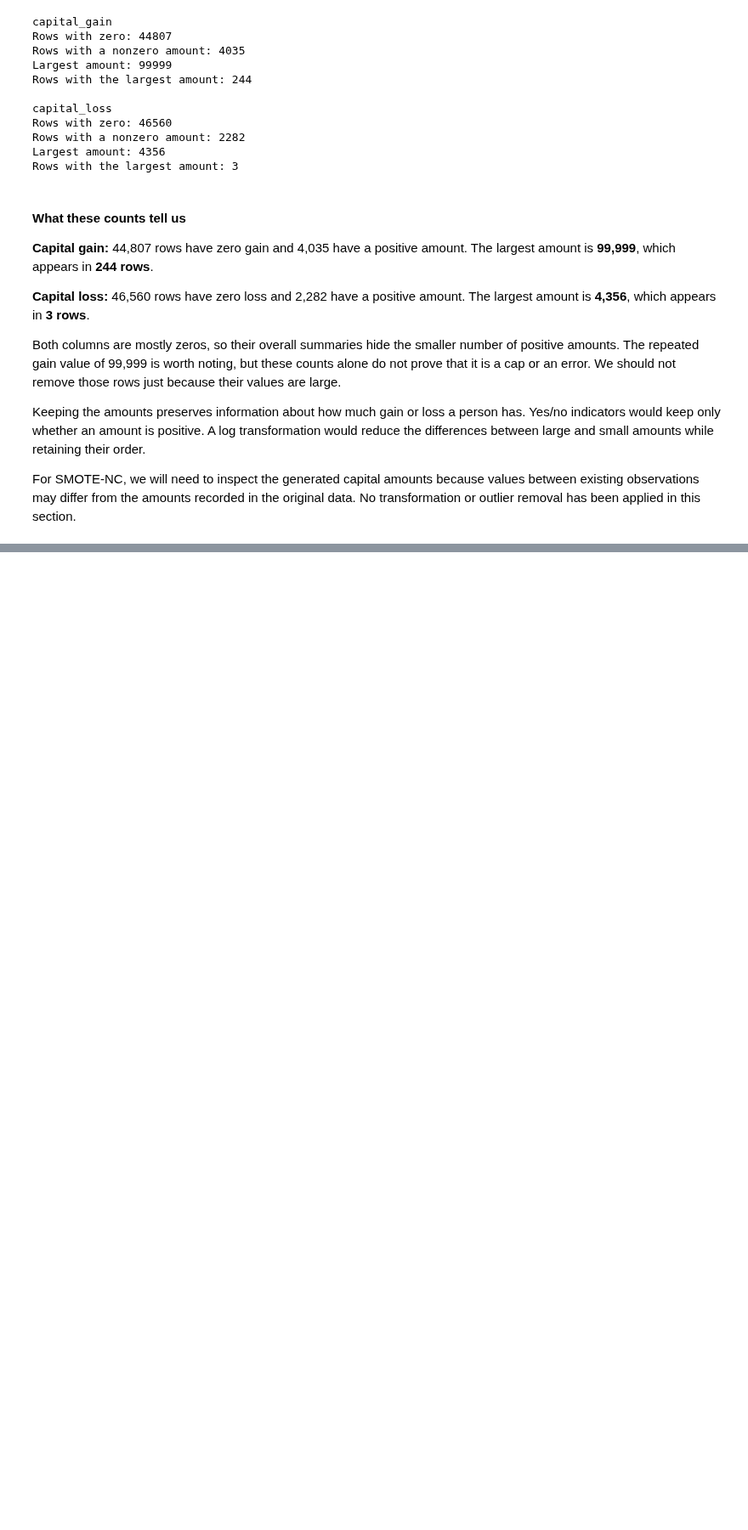
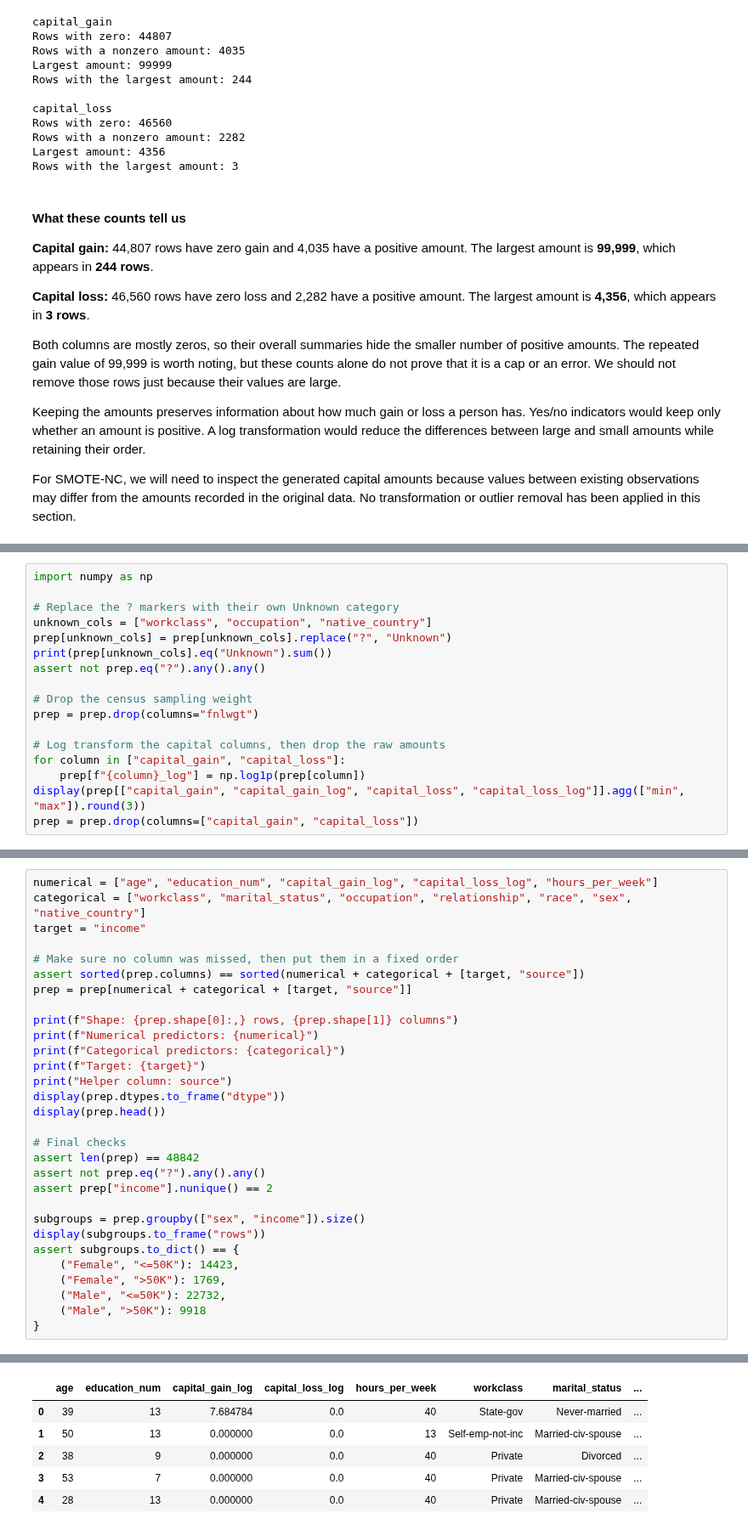
Before and after one commit to jessicabrinegar/data-mining-project, a Jupyter notebook: Phase3_EDA_Brinegar.ipynb, the cells around one changed output, grey strips where cells are left out. Shown at 85% size. Saved outputs shown, nothing was run; the diff lists cells and outputs as text; blank space fills up the shorter version.

```diff
--- a/Phase3_EDA_Brinegar.ipynb
+++ b/Phase3_EDA_Brinegar.ipynb
@@ -386,0 +523,17 @@ For SMOTE-NC, we will need to inspect the generated capital amounts because valu
+# %%
+import numpy as np
+
+# Replace the ? markers with their own Unknown category
+unknown_cols = ["workclass", "occupation", "native_country"]
+prep[unknown_cols] = prep[unknown_cols].replace("?", "Unknown")
+print(prep[unknown_cols].eq("Unknown").sum())
+assert not prep.eq("?").any().any()
+
+# Drop the census sampling weight
+prep = prep.drop(columns="fnlwgt")
+
+# Log transform the capital columns, then drop the raw amounts
+for column in ["capital_gain", "capital_loss"]:
+    prep[f"{column}_log"] = np.log1p(prep[column])
+display(prep[["capital_gain", "capital_gain_log", "capital_loss", "capital_loss_log"]].agg(["min", "max"]).round(3))
+prep = prep.drop(columns=["capital_gain", "capital_loss"])
@@ -386,0 +556,31 @@ For SMOTE-NC, we will need to inspect the generated capital amounts because valu
+# %%
+numerical = ["age", "education_num", "capital_gain_log", "capital_loss_log", "hours_per_week"]
+categorical = ["workclass", "marital_status", "occupation", "relationship", "race", "sex", "native_country"]
+target = "income"
+
+# Make sure no column was missed, then put them in a fixed order
+assert sorted(prep.columns) == sorted(numerical + categorical + [target, "source"])
+prep = prep[numerical + categorical + [target, "source"]]
+
+print(f"Shape: {prep.shape[0]:,} rows, {prep.shape[1]} columns")
+print(f"Numerical predictors: {numerical}")
+print(f"Categorical predictors: {categorical}")
+print(f"Target: {target}")
+print("Helper column: source")
+display(prep.dtypes.to_frame("dtype"))
+display(prep.head())
+
+# Final checks
+assert len(prep) == 48842
+assert not prep.eq("?").any().any()
+assert prep["income"].nunique() == 2
+
+subgroups = prep.groupby(["sex", "income"]).size()
+display(subgroups.to_frame("rows"))
+assert subgroups.to_dict() == {
+    ("Female", "<=50K"): 14423,
+    ("Female", ">50K"): 1769,
+    ("Male", "<=50K"): 22732,
+    ("Male", ">50K"): 9918
+}
+# %% [output]
@@ -386,0 +607,6 @@ For SMOTE-NC, we will need to inspect the generated capital amounts because valu
+|  | age | education_num | capital_gain_log | capital_loss_log | hours_per_week | workclass | marital_status | ... |
+| 0 | 39 | 13 | 7.684784 | 0.0 | 40 | State-gov | Never-married | ... |
+| 1 | 50 | 13 | 0.000000 | 0.0 | 13 | Self-emp-not-inc | Married-civ-spouse | ... |
+| 2 | 38 | 9 | 0.000000 | 0.0 | 40 | Private | Divorced | ... |
+| 3 | 53 | 7 | 0.000000 | 0.0 | 40 | Private | Married-civ-spouse | ... |
+| 4 | 28 | 13 | 0.000000 | 0.0 | 40 | Private | Married-civ-spouse | ... |
```
Also changed, not shown: parts of 16 cells of this notebook, 1 other file.
